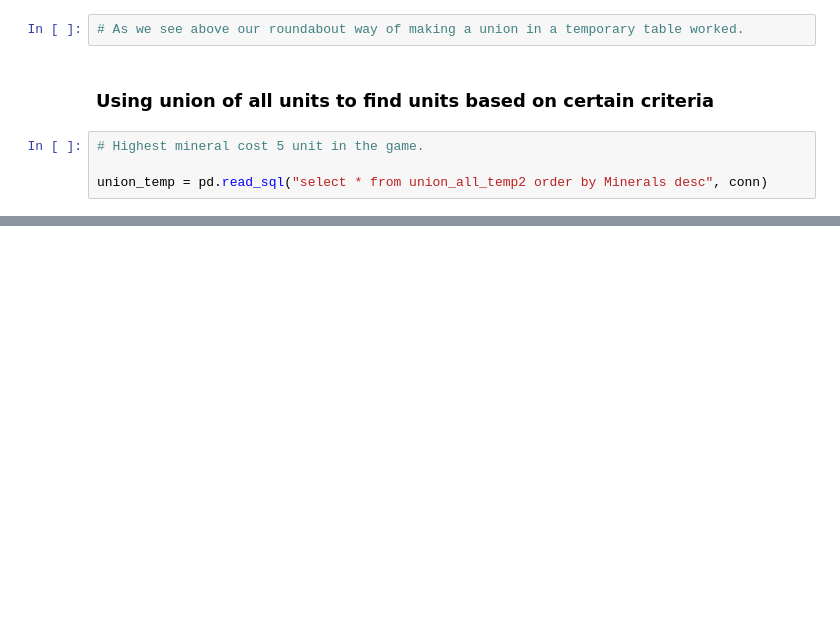
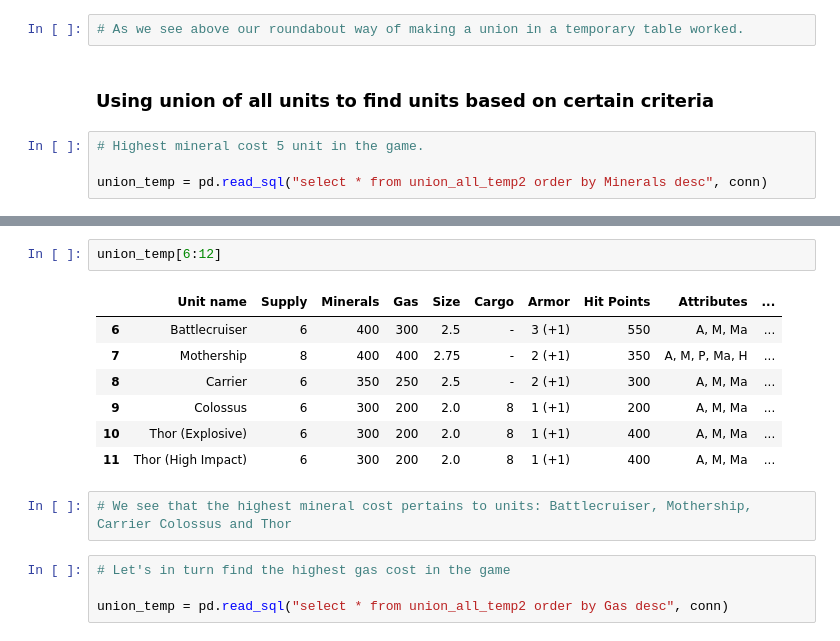
Before and after one commit to python-wizard-old/SQLite_python_starcraft2_units_data, a Jupyter notebook: units_sc2_sqlite.ipynb, the cells around one changed output, grey strips where cells are left out. Cells and saved outputs as stored; diff of their text form; blank space fills up the shorter version.

```diff
--- a/units_sc2_sqlite.ipynb
+++ b/units_sc2_sqlite.ipynb
@@ -232 +232,17 @@ union_temp
 69 rows × 20 columns
+# %%
+union_temp[6:12]
+# %% [output]
+|  | Unit name | Supply | Minerals | Gas | Size | Cargo | Armor | Hit Points | Attributes | ... |
+| 6 | Battlecruiser | 6 | 400 | 300 | 2.5 | - | 3 (+1) | 550 | A, M, Ma | ... |
+| 7 | Mothership | 8 | 400 | 400 | 2.75 | - | 2 (+1) | 350 | A, M, P, Ma, H | ... |
+| 8 | Carrier | 6 | 350 | 250 | 2.5 | - | 2 (+1) | 300 | A, M, Ma | ... |
+| 9 | Colossus | 6 | 300 | 200 | 2.0 | 8 | 1 (+1) | 200 | A, M, Ma | ... |
+| 10 | Thor (Explosive) | 6 | 300 | 200 | 2.0 | 8 | 1 (+1) | 400 | A, M, Ma | ... |
+| 11 | Thor (High Impact) | 6 | 300 | 200 | 2.0 | 8 | 1 (+1) | 400 | A, M, Ma | ... |
+# %%
+# We see that the highest mineral cost pertains to units: Battlecruiser, Mothership, Carrier Colossus and Thor
+# %%
+# Let's in turn find the highest gas cost in the game
+
+union_temp = pd.read_sql("select * from union_all_temp2 order by Gas desc", conn)
```
Also changed, not shown: parts of 9 cells of this notebook, 1 other file.
